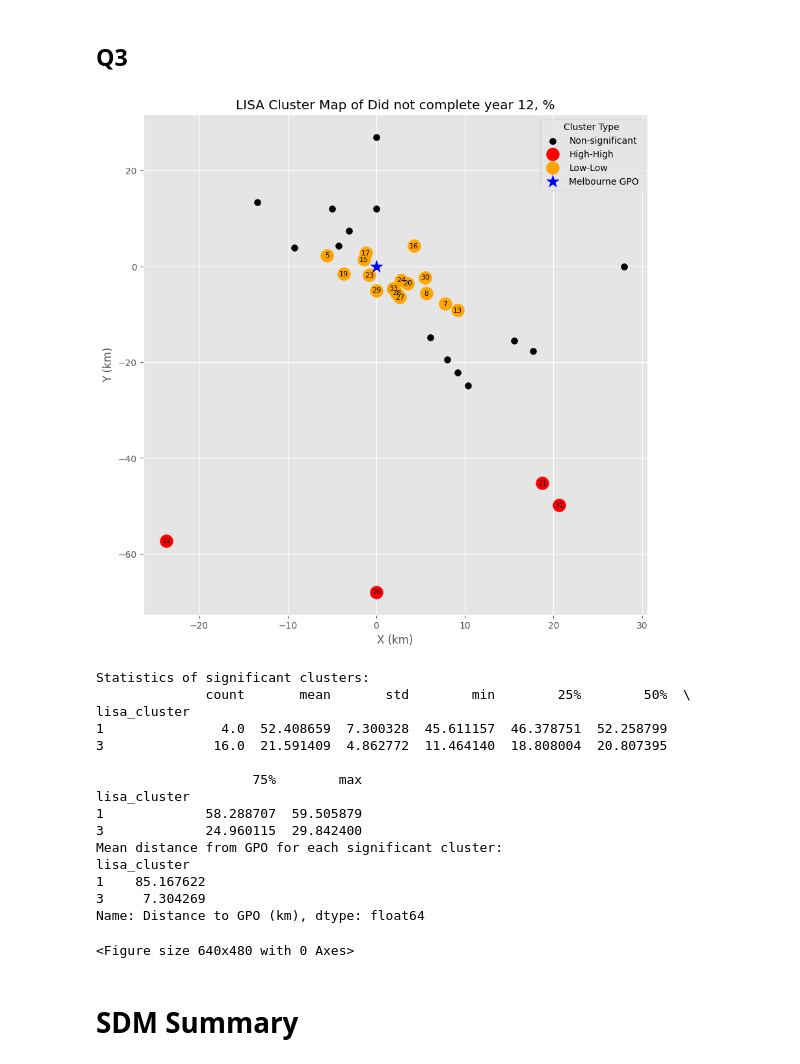
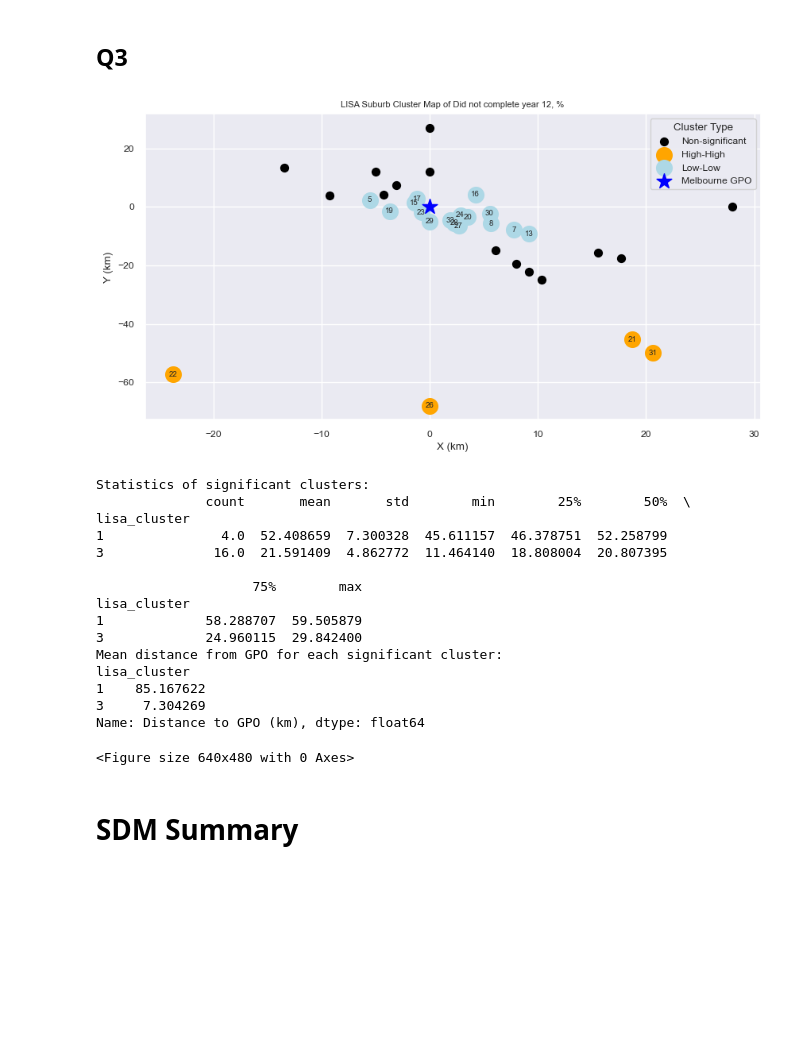
Before and after one commit to Subhasis-Biswas/ML4CPS_Project2, a Jupyter notebook: socio_demographic.ipynb, the cells around one changed output. Saved outputs shown, nothing was run; the diff lists cells and outputs as text; code cells hidden in the pictures; blank space fills up the shorter version.

Commit message:
Plots included

```diff
--- a/socio_demographic.ipynb
+++ b/socio_demographic.ipynb
@@ -242,9 +242,16 @@ highly_correlated_data_corr = highly_correlated_data.corr()
 print('Number of finally selected features:', len(highly_correlated_columns))
 
 # Plot the correlation matrix
-plt.figure(figsize=(12, 10))
+plt.figure(figsize=(7, 6))
+# set the font size of the heatmap
+sns.set(font_scale=0.8)
 sns.heatmap(highly_correlated_data_corr, annot=True, cmap='coolwarm', fmt=".2f")
 plt.title('Correlation Matrix of Highly Correlated Features')
+
+# shift the ticks to the center
+plt.xticks(np.arange(len(highly_correlated_columns))+0.5, range(len(highly_correlated_columns)), rotation=90)
+plt.yticks(np.arange(len(highly_correlated_columns))+0.5, range(len(highly_correlated_columns)), rotation=0)
+
 plt.show()
 # %% [output]
 Highly correlated features (Pearson correlation > 0.7 or <-0.7):
@@ -279,15 +302,15 @@ plt.figure(figsize=(12, 6))
 for i, (feat1, feat2) in enumerate(final_feature_pairs, 1):
 	plt.subplot(1, 2, i)
 	plt.scatter(socio_data[feat1], socio_data[feat2], color='b', alpha=0.7)
-	plt.title(f'{feat1} vs. {feat2}', fontsize=10)
+	plt.title(f'{feat1} vs. {feat2}', fontsize=12)
 	plt.xlabel(feat1, fontsize=8)
 	plt.ylabel(feat2, fontsize=8)
 	# print correlation coefficient
 	corr = socio_data[[feat1, feat2]].corr().iloc[0, 1]
-	plt.text(0.1, 0.9, f'Corr: {corr:.2f}', transform=plt.gca().transAxes, fontsize=8)
+	plt.text(0.1, 0.9, f'Corr: {corr:.2f}', transform=plt.gca().transAxes, fontsize=10)
 plt.tight_layout()
 
-plt.savefig('doc/figures/scatterplot_final_feature_pairs.png')
+plt.savefig('doc/figures/scatterplot_final_feature_pairs.png', dpi=110)
 plt.show()
 plt.clf()
 # %% [output]
@@ -384,8 +407,8 @@ def lisa_analysis(gdf, feature_name):
 	sig = moran_local.p_sim < 0.05
 	gdf['significant'] = sig
 
-	# Create the color map: High-High = red, Low-Low = orange, others = black
-	color_map = {1: 'red', 3: 'orange'}  # Low-low = orange, High-high = red
+	# Create the color map: High-High = orange, Low-Low = lightblue, others = black
+	color_map = {1: 'orange', 3: 'lightblue'}  # Low-low = lightblue, High-high = orange
 	gdf['color'] = gdf['lisa_cluster'].apply(lambda x: color_map.get(x, 'black') if gdf.loc[gdf['lisa_cluster'] == x, 'significant'].any() else 'black')
 
 	# Extract coordinates for plotting
@@ -393,53 +416,53 @@ def lisa_analysis(gdf, feature_name):
 	y = gdf.geometry.y
 
 	# Plot using matplotlib, color points based on cluster
-	plt.figure(figsize=(10, 10))
+	plt.figure(figsize=(10,5))
 
 	# Plot all points in black first (non-significant)
 	plt.scatter(x[~gdf['significant']], y[~gdf['significant']], color='black', label='Non-significant', s=50)
 
-	# Plot significant points, color them by their cluster (high-high = red, low-low = orange)
-	plt.scatter(x[gdf['significant'] & (gdf['color'] == 'red')],
-				y[gdf['significant'] & (gdf['color'] == 'red')], color='red', label='High-High', s=200)
+	# Plot significant points, color them by their cluster (high-high = orange, low-low = lightblue)
 	plt.scatter(x[gdf['significant'] & (gdf['color'] == 'orange')],
-				y[gdf['significant'] & (gdf['color'] == 'orange')], color='orange', label='Low-Low', s=200)
+				y[gdf['significant'] & (gdf['color'] == 'orange')], color='orange', label='High-High', s=200)
+	plt.scatter(x[gdf['significant'] & (gdf['color'] == 'lightblue')],
+				y[gdf['significant'] & (gdf['color'] == 'lightblue')], color='lightblue', label='Low-Low', s=200)
 
-	plt.title(f'LISA Cluster Map of {feature_name}')
+	plt.title(f'LISA Suburb Cluster Map of {feature_name}', fontsize=8)
 	plt.xlabel('X (km)')
 	plt.ylabel('Y (km)')
 	plt.scatter(0, 0, color='blue', marker='*', s=200, label='Melbourne GPO')
 
 	# Adjust the legend and make it horizontal
 	plt.legend(loc='upper right', bbox_to_anchor=(1, 1), title="Cluster Type")
 
 	# annotate the suburbs with their index
 	for i, txt in enumerate(gdf['Community Name']):
 		# Only annotate significant points
 		if gdf.loc[i, 'significant']:
-			plt.annotate(i, (x[i], y[i]), fontsize=8, va='center', ha='center')
+			plt.annotate(i, (x[i], y[i]), fontsize=7, va='center', ha='center')
 
 	# plot the origin as a star
 
 	# save the plot
-	plt.savefig(f'doc/figures/lisa_cluster_map_{feature_name}.png')
+	plt.savefig(f'doc/figures/lisa_cluster_map_{feature_name}.png', dpi=150)
 
 	# Show plot
 	plt.show()
 	plt.clf()
 
 	# Print statistics of the significant clusters
 	print('Statistics of significant clusters:')
 	print(gdf[gdf['significant']].groupby('lisa_cluster')[feature_name].describe())
 
 	# Compute mean distance from GPO for each significant cluster
 	mean_distance = gdf[gdf['significant']].groupby('lisa_cluster')['Distance to GPO (km)'].mean()
 	print(f'Mean distance from GPO for each significant cluster:')
 	print(mean_distance)
 
 # Usage example:
 lisa_analysis(gdf, 'Did not complete year 12, %')
 # %% [output]
-[figure, old version]
+[figure, new version]
 Statistics of significant clusters:
               count       mean       std        min        25%        50%  \
 lisa_cluster
```
Also changed, not shown: parts of 5 cells of this notebook, 2 other files.
